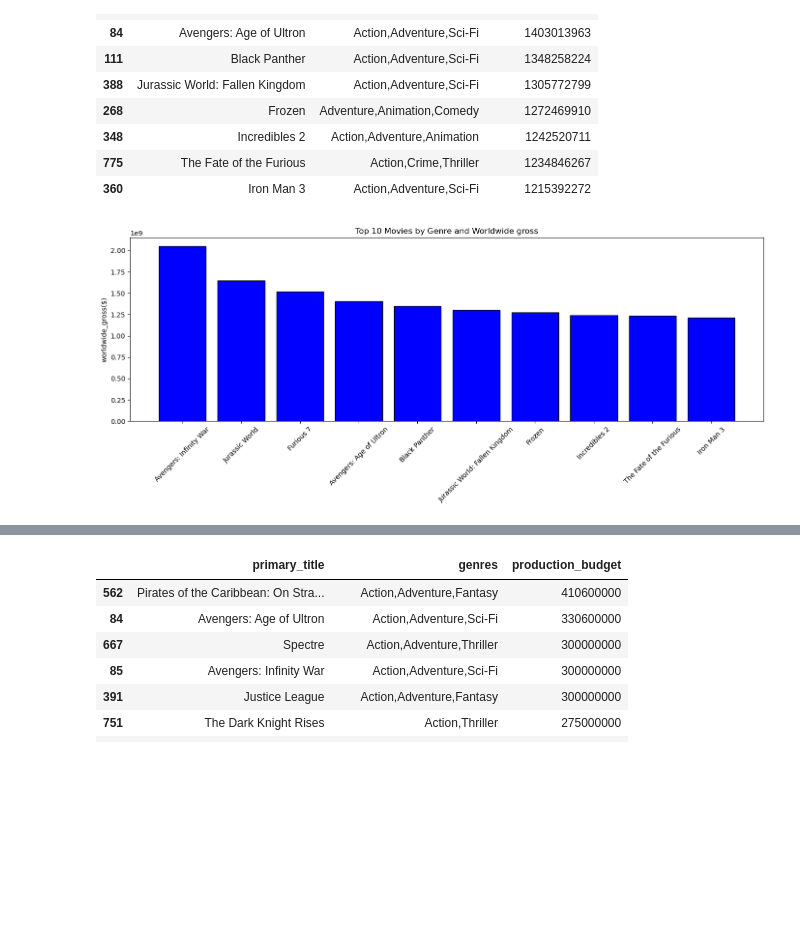
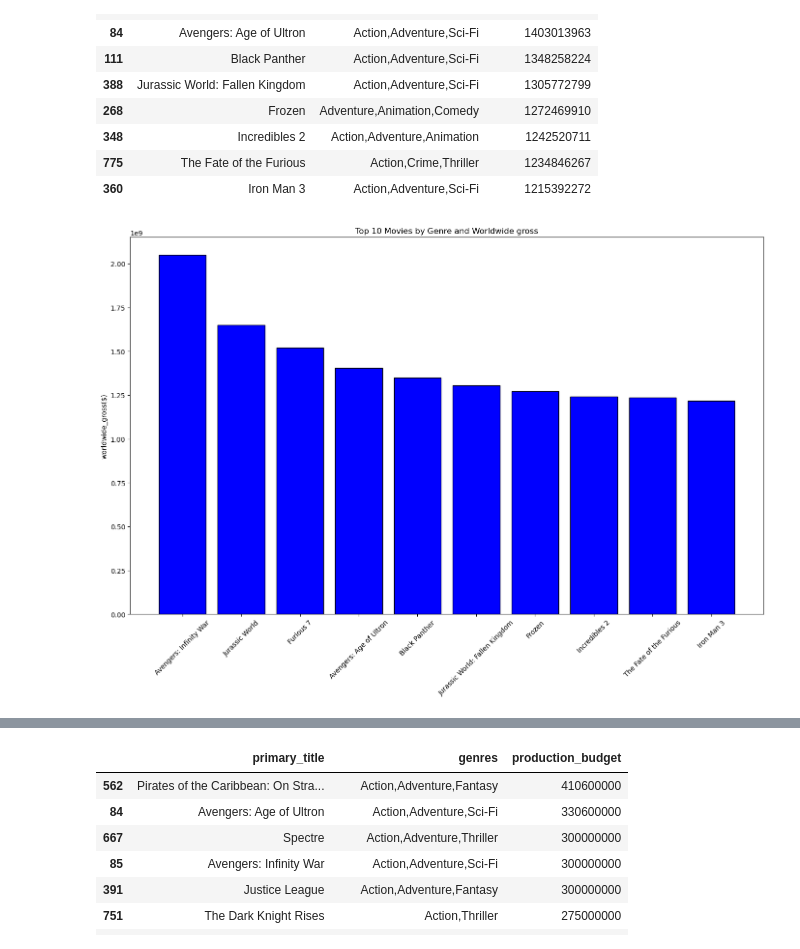
Before and after one commit to Luccy-svg/New_Movie_Studio_Project, a Jupyter notebook: student.ipynb, the cells around one changed output, grey strips where cells are left out. Saved outputs shown, nothing was run; the diff lists cells and outputs as text; code cells hidden in the pictures; blank space fills up the shorter version.

```diff
--- a/student.ipynb
+++ b/student.ipynb
@@ -833,20 +860,20 @@ Top_movies.head(10)
 # %%
 Top_movies= Top_movies.head(10)
 
 bar = np.arange(len(Top_movies))
 width= 0.3
 gross= Top_movies['worldwide_gross']
 title= Top_movies['primary_title']
-plt.figure(figsize=(14,6))
+plt.figure(figsize=(14,10))
 plt.bar(bar, gross, color='blue', edgecolor='black')
 
 plt.title('Top 10 Movies by Genre and Worldwide gross')
 plt.ylabel('worldwide_gross($)')
 plt.xticks(bar,labels= title, rotation=45,)
 plt.tight_layout()
 plt.show()
 # %% [output]
-[figure, old version]
+[figure, new version]
 # %%
 Top_movies= Top_movies.head(10)
 
```
Also changed, not shown: parts of 9 cells of this notebook.
